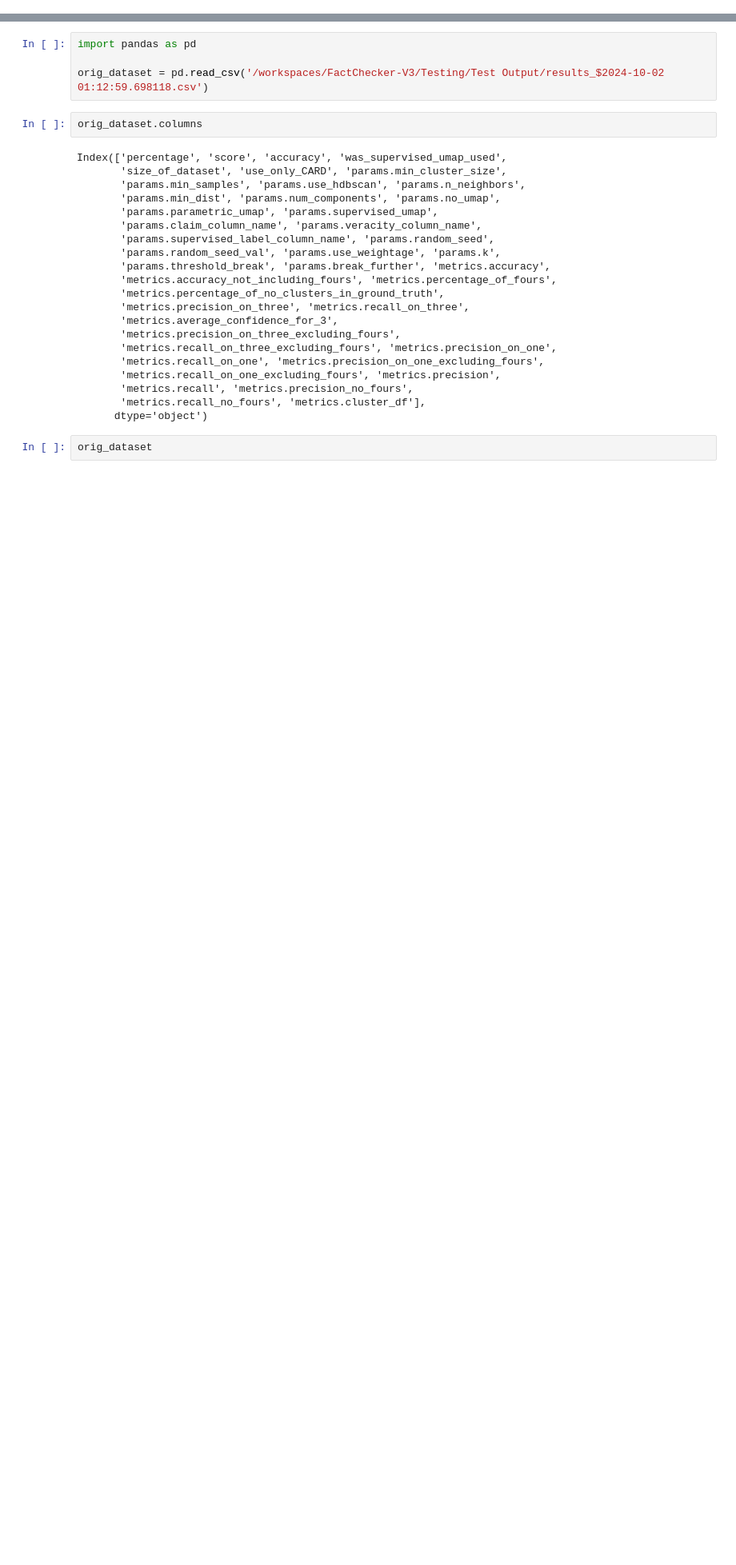
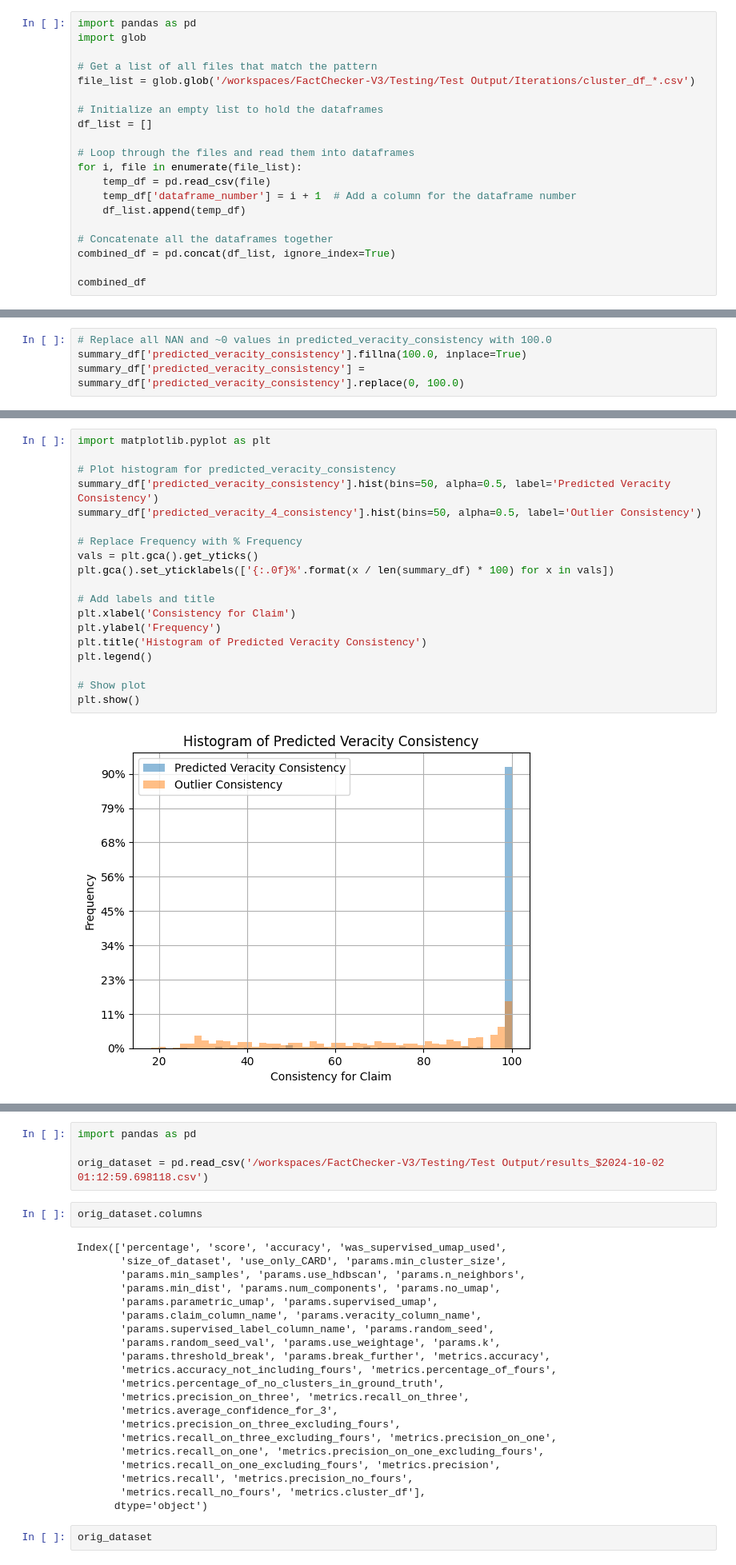
Before and after one commit to Vinayak-Kannan/FactChecker-V3, a Jupyter notebook: Testing/Test Output/analysis.ipynb, the cells around one changed output, grey strips where cells are left out. Shown: that part at 80% size. Drawn from its saved outputs; the diff is of its cells as text; blank space fills up the shorter version.

```diff
--- a/Testing/Test Output/analysis.ipynb
+++ b/Testing/Test Output/analysis.ipynb
@@ -0,0 +1,20 @@
+# %%
+import pandas as pd
+import glob
+
+# Get a list of all files that match the pattern
+file_list = glob.glob('/workspaces/FactChecker-V3/Testing/Test Output/Iterations/cluster_df_*.csv')
+
+# Initialize an empty list to hold the dataframes
+df_list = []
+
+# Loop through the files and read them into dataframes
+for i, file in enumerate(file_list):
+	temp_df = pd.read_csv(file)
+	temp_df['dataframe_number'] = i + 1  # Add a column for the dataframe number
+	df_list.append(temp_df)
+
+# Concatenate all the dataframes together
+combined_df = pd.concat(df_list, ignore_index=True)
+
+combined_df
@@ -0,0 +90,4 @@
+# %%
+# Replace all NAN and ~0 values in predicted_veracity_consistency with 100.0
+summary_df['predicted_veracity_consistency'].fillna(100.0, inplace=True)
+summary_df['predicted_veracity_consistency'] = summary_df['predicted_veracity_consistency'].replace(0, 100.0)
@@ -0,0 +101,21 @@
+# %%
+import matplotlib.pyplot as plt
+
+# Plot histogram for predicted_veracity_consistency
+summary_df['predicted_veracity_consistency'].hist(bins=50, alpha=0.5, label='Predicted Veracity Consistency')
+summary_df['predicted_veracity_4_consistency'].hist(bins=50, alpha=0.5, label='Outlier Consistency')
+
+# Replace Frequency with % Frequency
+vals = plt.gca().get_yticks()
+plt.gca().set_yticklabels(['{:.0f}%'.format(x / len(summary_df) * 100) for x in vals])
+
+# Add labels and title
+plt.xlabel('Consistency for Claim')
+plt.ylabel('Frequency')
+plt.title('Histogram of Predicted Veracity Consistency')
+plt.legend()
+
+# Show plot
+plt.show()
+# %% [output]
+[figure, added]
```
Also changed, not shown: parts of 11 cells of this notebook, 10 other files.
